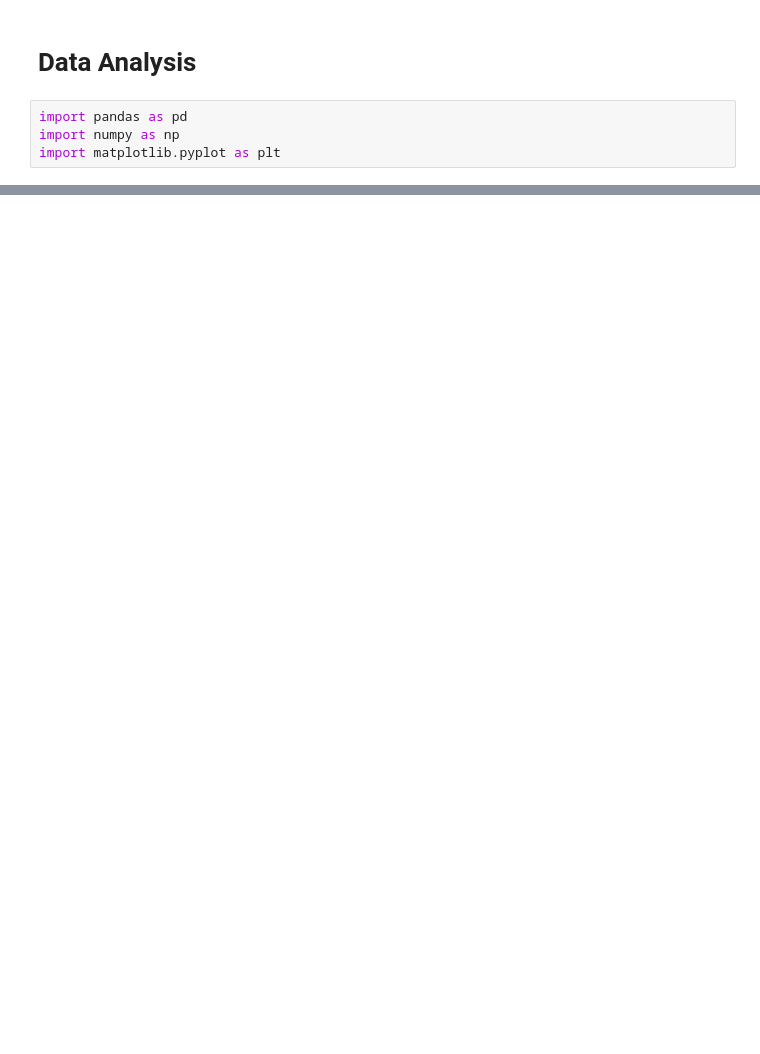
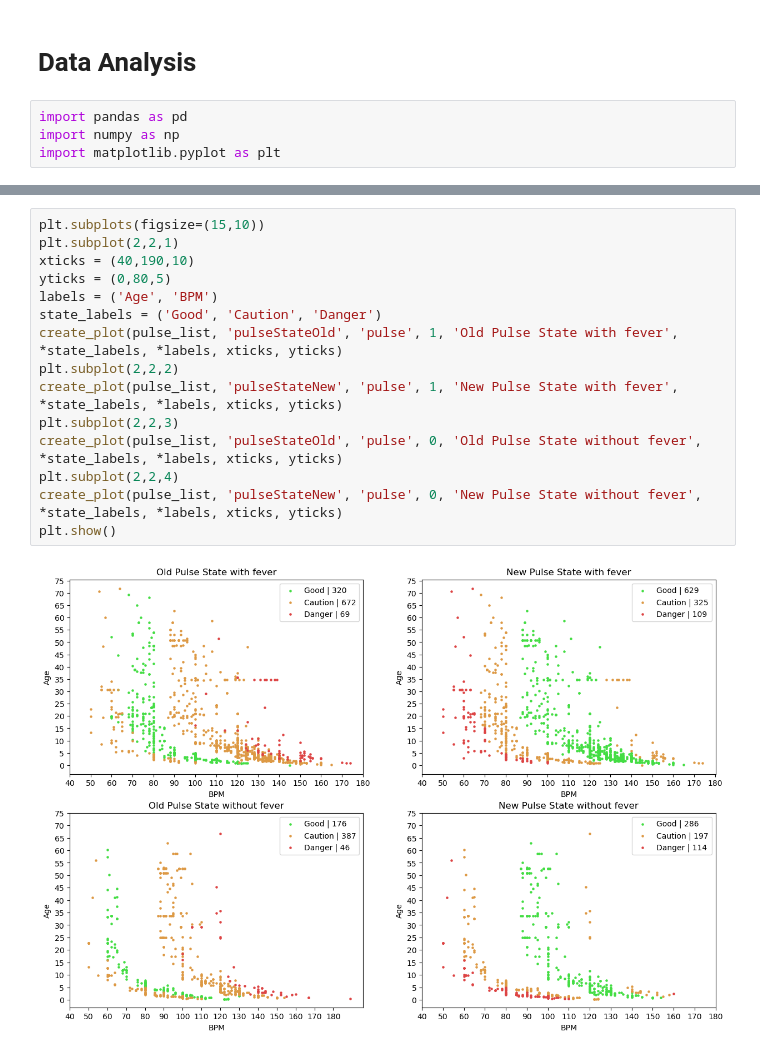
Before and after one commit to janoshr/ffa-model, a Jupyter notebook: analysis.ipynb, the cells around one changed output, grey strips where cells are left out. Drawn from its saved outputs; the diff is of its cells as text; blank space fills up the shorter version.

```diff
--- a/analysis.ipynb
+++ b/analysis.ipynb
@@ -57,3 +48,20 @@ def create_plot(dataset, stateKey, key, fever, title, green_label, amber_label,
+# %%
+plt.subplots(figsize=(15,10))
+plt.subplot(2,2,1)
+xticks = (40,190,10)
+yticks = (0,80,5)
+labels = ('Age', 'BPM')
+state_labels = ('Good', 'Caution', 'Danger')
+create_plot(pulse_list, 'pulseStateOld', 'pulse', 1, 'Old Pulse State with fever', *state_labels, *labels, xticks, yticks)
+plt.subplot(2,2,2)
+create_plot(pulse_list, 'pulseStateNew', 'pulse', 1, 'New Pulse State with fever', *state_labels, *labels, xticks, yticks)
+plt.subplot(2,2,3)
+create_plot(pulse_list, 'pulseStateOld', 'pulse', 0, 'Old Pulse State without fever', *state_labels, *labels, xticks, yticks)
+plt.subplot(2,2,4)
+create_plot(pulse_list, 'pulseStateNew', 'pulse', 0, 'New Pulse State without fever', *state_labels, *labels, xticks, yticks)
+plt.show()
+# %% [output]
+[figure, added]
 # %%
 plt.subplots(figsize=(15,10))
 plt.subplot(2,2,1)
```
Also changed, not shown: parts of 11 cells of this notebook, 6 other files.
